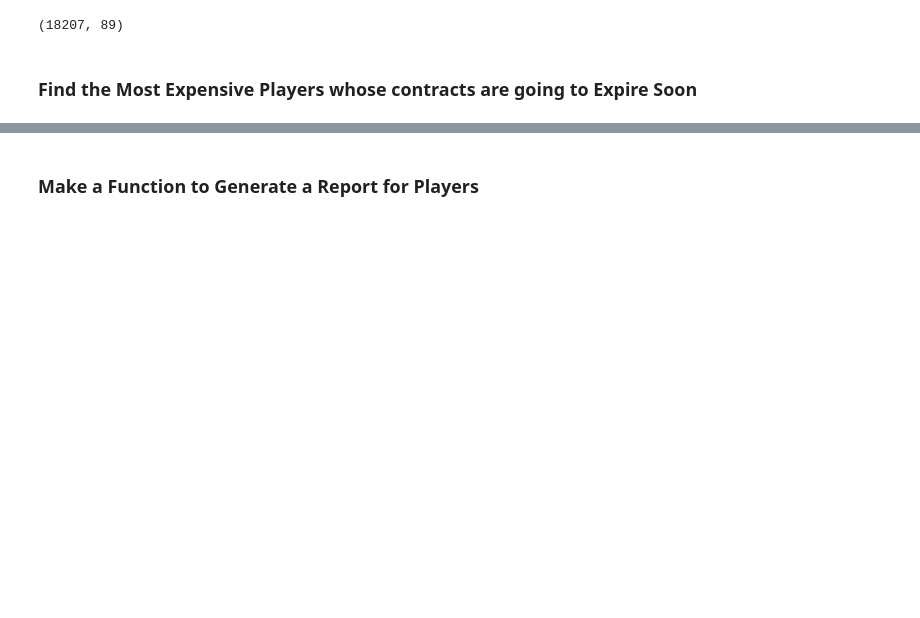
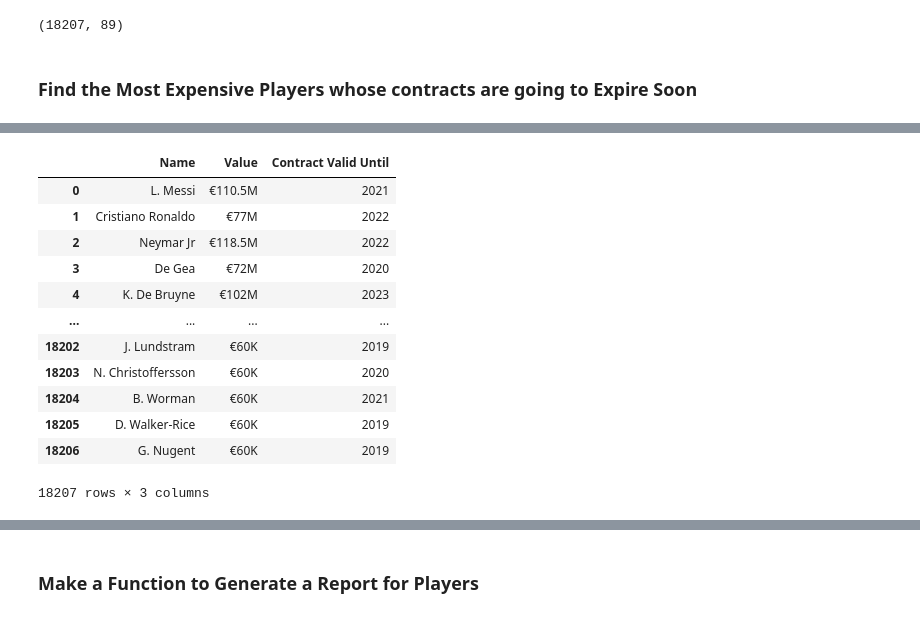
Before and after one commit to vallmeister/data-science-machine-learning-playground, a Jupyter notebook: src/FIFA 18 Analysis/Homework.ipynb, the cells around one changed output, grey strips where cells are left out. Saved outputs shown, nothing was run; the diff lists cells and outputs as text; code cells hidden in the pictures; blank space fills up the shorter version.

```diff
--- a/src/FIFA 18 Analysis/Homework.ipynb
+++ b/src/FIFA 18 Analysis/Homework.ipynb
@@ -15,0 +36,18 @@ data.shape
+# %%
+# select interesting columns
+interesting_data = data[['Name', 'Value', 'Contract Valid Until']]
+interesting_data
+# %% [output]
+|  | Name | Value | Contract Valid Until |
+| 0 | L. Messi | €110.5M | 2021 |
+| 1 | Cristiano Ronaldo | €77M | 2022 |
+| 2 | Neymar Jr | €118.5M | 2022 |
+| 3 | De Gea | €72M | 2020 |
+| 4 | K. De Bruyne | €102M | 2023 |
+| ... | ... | ... | ... |
+| 18202 | J. Lundstram | €60K | 2019 |
+| 18203 | N. Christoffersson | €60K | 2020 |
+| 18204 | B. Worman | €60K | 2021 |
+| 18205 | D. Walker-Rice | €60K | 2019 |
+| 18206 | G. Nugent | €60K | 2019 |
+18207 rows × 3 columns
```
Also changed, not shown: parts of 6 cells of this notebook, 3 other files.
